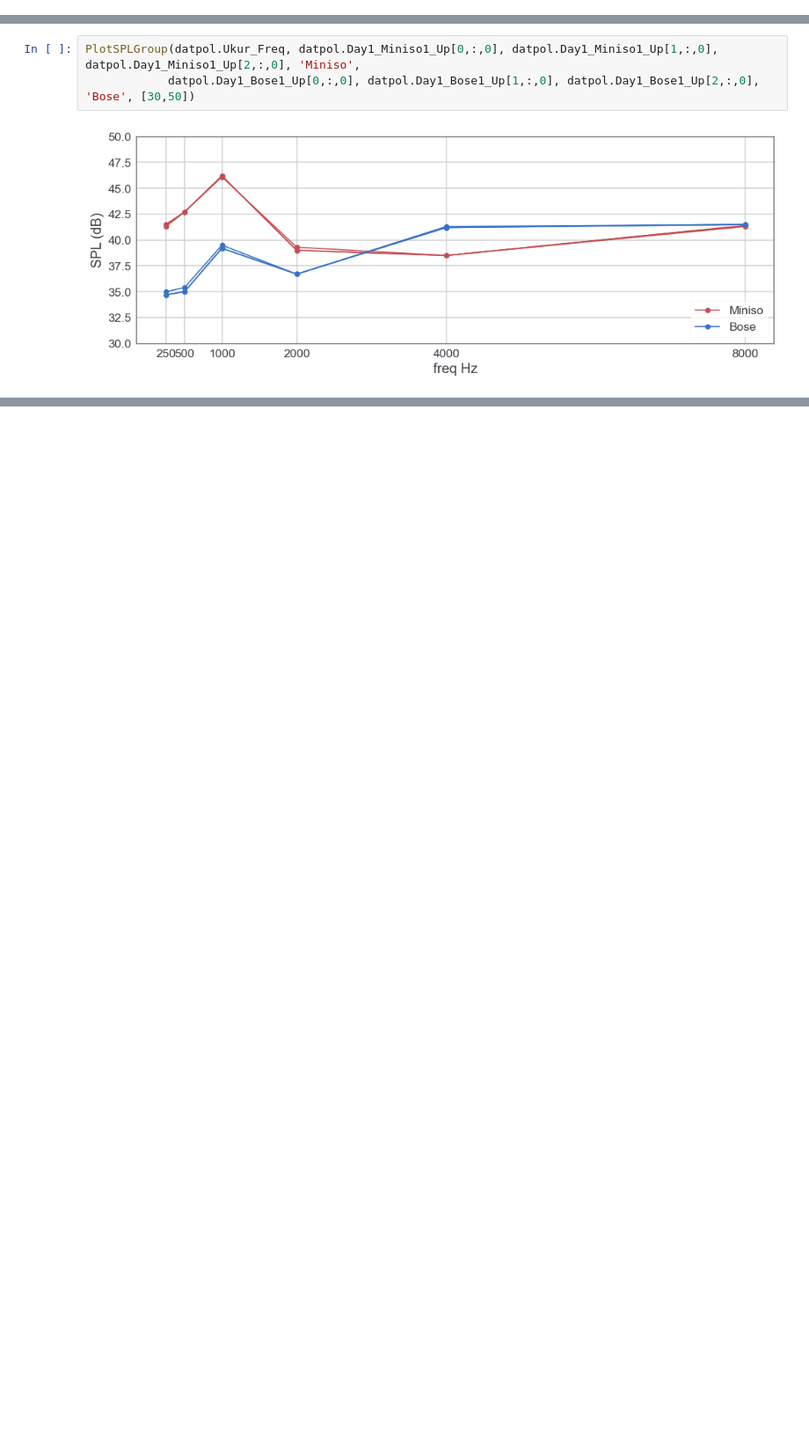
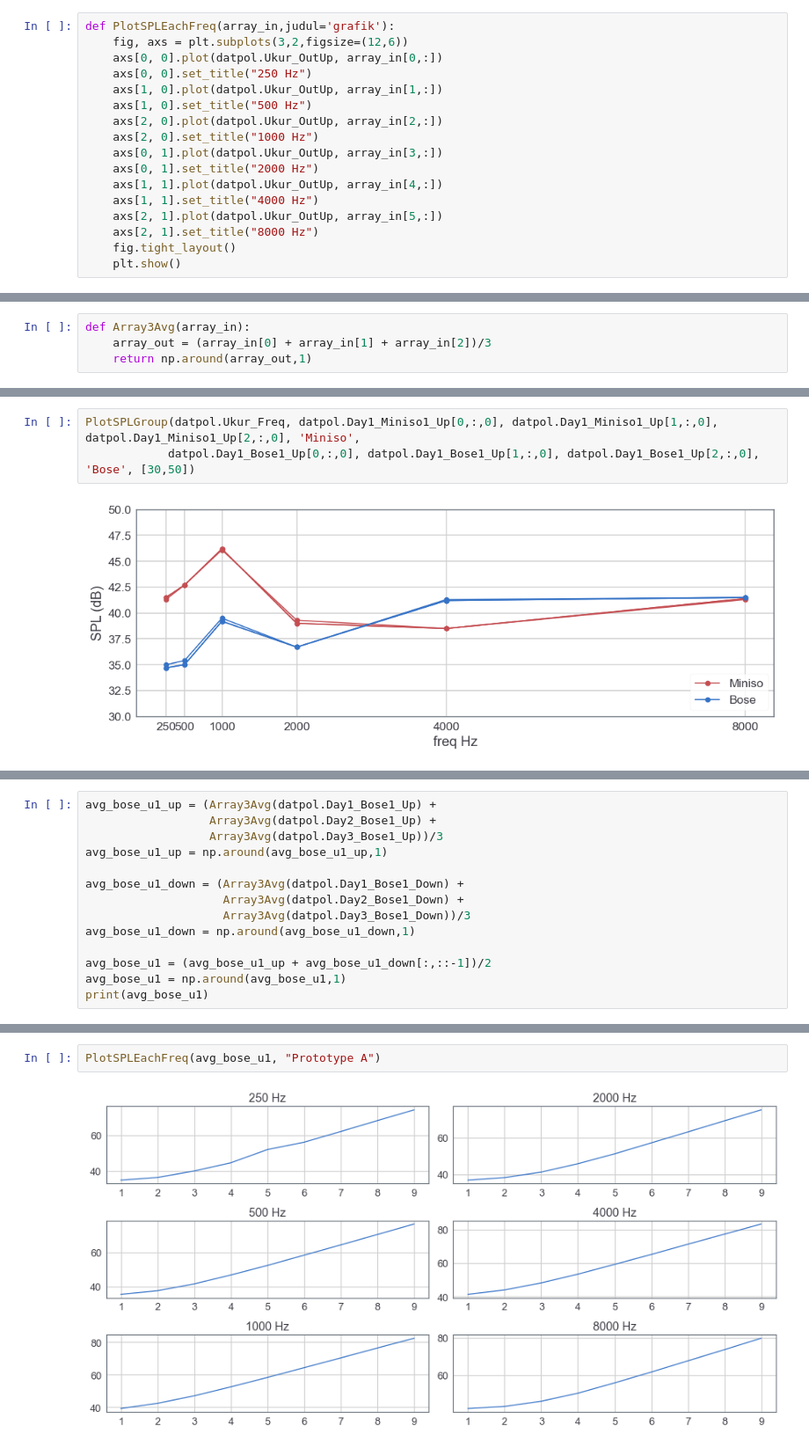
Before and after one commit to VibrasticLab/pikoakustik, a Jupyter notebook: document/hasil_ukur_lanjutan/python/ITBDataProcess.ipynb, the cells around one changed output, grey strips where cells are left out. Shown: that part at 88% size. Drawn from its saved outputs; the diff is of its cells as text; blank space fills up the shorter version.

```diff
--- a/document/hasil_ukur_lanjutan/python/ITBDataProcess.ipynb
+++ b/document/hasil_ukur_lanjutan/python/ITBDataProcess.ipynb
@@ -91,3 +93,20 @@ def PlotSPLPoint(xdata,ydata,judul='grafik'):
+# %%
+def PlotSPLEachFreq(array_in,judul='grafik'):
+    fig, axs = plt.subplots(3,2,figsize=(12,6))
+    axs[0, 0].plot(datpol.Ukur_OutUp, array_in[0,:])
+    axs[0, 0].set_title("250 Hz")
+    axs[1, 0].plot(datpol.Ukur_OutUp, array_in[1,:])
+    axs[1, 0].set_title("500 Hz")
+    axs[2, 0].plot(datpol.Ukur_OutUp, array_in[2,:])
+    axs[2, 0].set_title("1000 Hz")
+    axs[0, 1].plot(datpol.Ukur_OutUp, array_in[3,:])
+    axs[0, 1].set_title("2000 Hz")
+    axs[1, 1].plot(datpol.Ukur_OutUp, array_in[4,:])
+    axs[1, 1].set_title("4000 Hz")
+    axs[2, 1].plot(datpol.Ukur_OutUp, array_in[5,:])
+    axs[2, 1].set_title("8000 Hz")
+    fig.tight_layout()
+    plt.show()
 # %% [markdown]
 ### Plot 2 groups of data
 # %%
@@ -110,0 +132,4 @@ def PlotSPLGroup(xdata, y0a, y0b, y0c, label0, y1a, y1b, y1c, label1, yrange):
+# %%
+def Array3Avg(array_in):
+    array_out = (array_in[0] + array_in[1] + array_in[2])/3
+    return np.around(array_out,1)
@@ -160,0 +220,14 @@ PlotSPLGroup(datpol.Ukur_Freq, datpol.Day1_Miniso1_Up[0,:,0], datpol.Day1_Miniso
+# %%
+avg_bose_u1_up = (Array3Avg(datpol.Day1_Bose1_Up) +
+                  Array3Avg(datpol.Day2_Bose1_Up) +
+                  Array3Avg(datpol.Day3_Bose1_Up))/3
+avg_bose_u1_up = np.around(avg_bose_u1_up,1)
+
+avg_bose_u1_down = (Array3Avg(datpol.Day1_Bose1_Down) +
+                    Array3Avg(datpol.Day2_Bose1_Down) +
+                    Array3Avg(datpol.Day3_Bose1_Down))/3
+avg_bose_u1_down = np.around(avg_bose_u1_down,1)
+
+avg_bose_u1 = (avg_bose_u1_up + avg_bose_u1_down[:,::-1])/2
+avg_bose_u1 = np.around(avg_bose_u1,1)
+print(avg_bose_u1)
@@ -160,0 +243,4 @@ PlotSPLGroup(datpol.Ukur_Freq, datpol.Day1_Miniso1_Up[0,:,0], datpol.Day1_Miniso
+# %%
+PlotSPLEachFreq(avg_bose_u1, "Prototype A")
+# %% [output]
+[figure, added]
```
Also changed, not shown: parts of 12 cells of this notebook, 10 other files.
